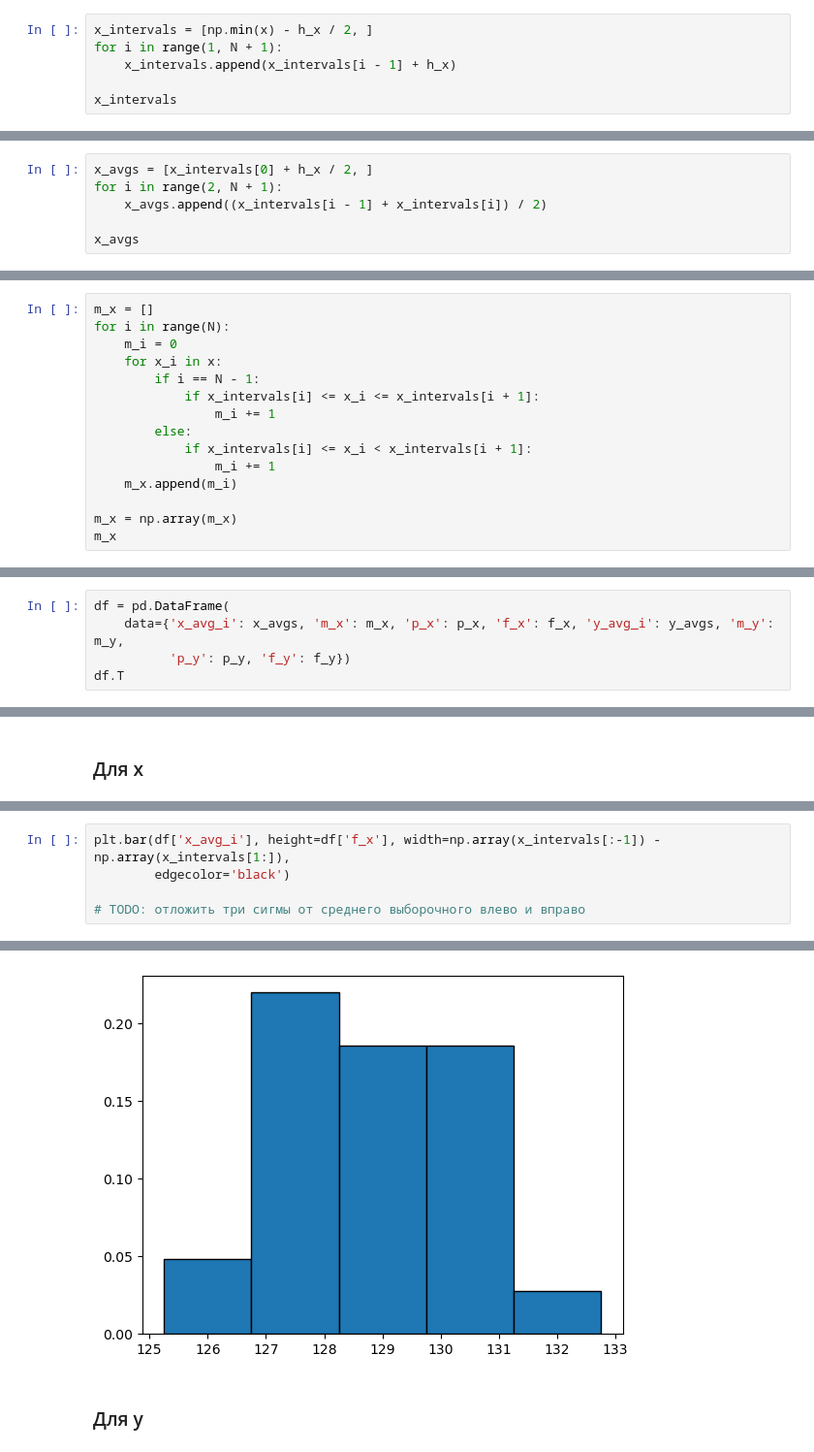
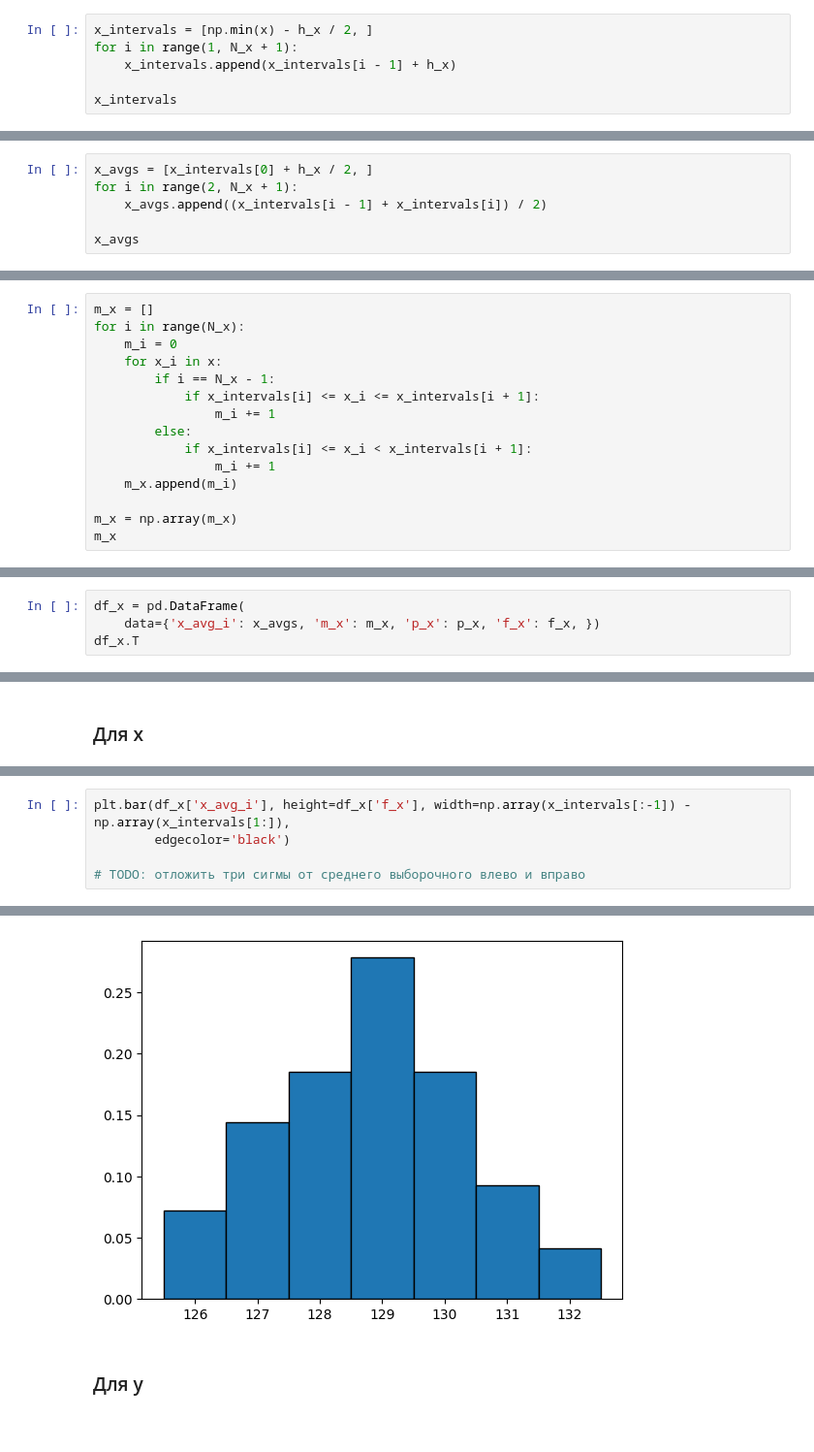
Before and after one commit to mamkakot/matstat_labs, a Jupyter notebook: labs.ipynb, the cells around one changed output, grey strips where cells are left out. Shown at 97% size. Cells and saved outputs as stored; diff of their text form.

```diff
--- a/labs.ipynb
+++ b/labs.ipynb
@@ -58,6 +59,6 @@ h_x
 # %%
 x_intervals = [np.min(x) - h_x / 2, ]
-for i in range(1, N + 1):
+for i in range(1, N_x + 1):
     x_intervals.append(x_intervals[i - 1] + h_x)
 
 x_intervals
@@ -66,6 +67,6 @@ x_intervals
 # %%
 x_avgs = [x_intervals[0] + h_x / 2, ]
-for i in range(2, N + 1):
+for i in range(2, N_x + 1):
     x_avgs.append((x_intervals[i - 1] + x_intervals[i]) / 2)
 
 x_avgs
@@ -74,9 +75,9 @@ x_avgs
 # %%
 m_x = []
-for i in range(N):
+for i in range(N_x):
     m_i = 0
     for x_i in x:
-        if i == N - 1:
+        if i == N_x - 1:
             if x_intervals[i] <= x_i <= x_intervals[i + 1]:
                 m_i += 1
         else:
@@ -171,8 +174,7 @@ True
 # %% [markdown]
 # Статистический ряд и графики
 # %%
-df = pd.DataFrame(
-    data={'x_avg_i': x_avgs, 'm_x': m_x, 'p_x': p_x, 'f_x': f_x, 'y_avg_i': y_avgs, 'm_y': m_y,
-          'p_y': p_y, 'f_y': f_y})
-df.T
+df_x = pd.DataFrame(
+    data={'x_avg_i': x_avgs, 'm_x': m_x, 'p_x': p_x, 'f_x': f_x, })
+df_x.T
 # %% [output]
@@ -197,5 +206,5 @@ plt.plot(df['x_avg_i'], df['m_x'])
 # %%
-plt.bar(df['x_avg_i'], height=df['f_x'], width=np.array(x_intervals[:-1]) - np.array(x_intervals[1:]),
+plt.bar(df_x['x_avg_i'], height=df_x['f_x'], width=np.array(x_intervals[:-1]) - np.array(x_intervals[1:]),
         edgecolor='black')
 
 # TODO: отложить три сигмы от среднего выборочного влево и вправо
@@ -204,4 +213,4 @@ plt.bar(df['x_avg_i'], height=df['f_x'], width=np.array(x_intervals[:-1]) - np.a
-[figure, old version]
+[figure, new version]
 # %% [markdown]
 ### Для y
 # %%
```
Also changed, not shown: parts of 92 cells of this notebook.
